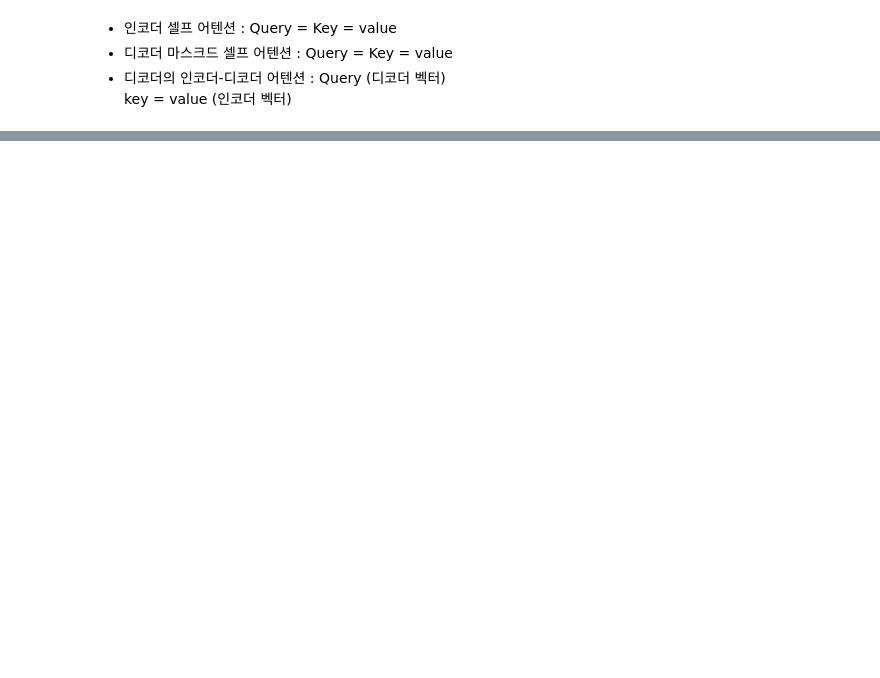
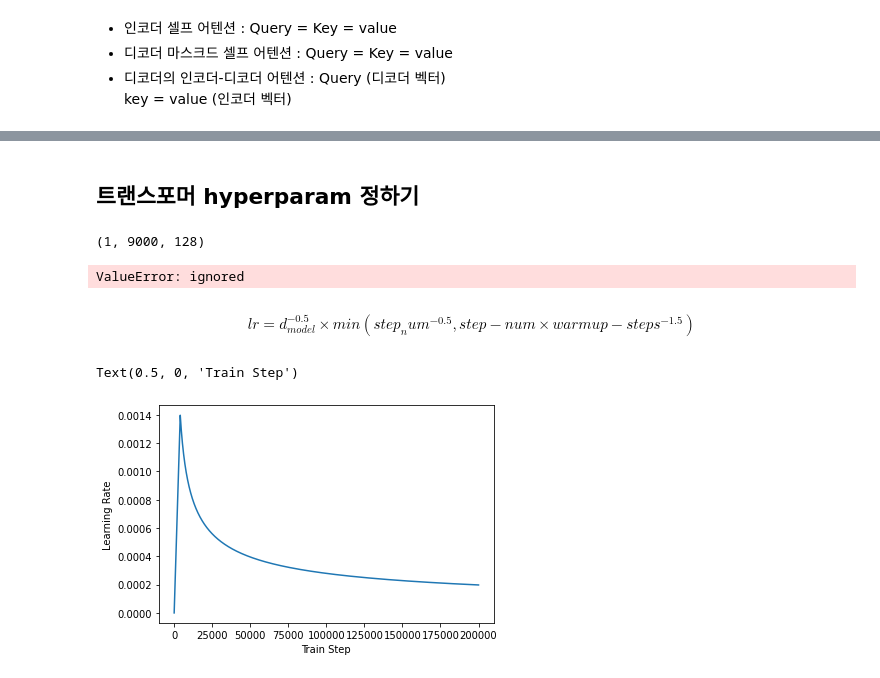
Before and after one commit to MarigoldJ/ygl2, a Jupyter notebook: class/20210625_nlp_day9.ipynb, the cells around one changed output, grey strips where cells are left out. Saved outputs shown, nothing was run; the diff lists cells and outputs as text; code cells hidden in the pictures; blank space fills up the shorter version.

```diff
--- a/class/20210625_nlp_day9.ipynb
+++ b/class/20210625_nlp_day9.ipynb
@@ -500,0 +951,19 @@ key = value (인코더 벡터)
+# %% [markdown]
+## 트랜스포머 hyperparam 정하기
+# %%
+small_transformer = transformer(
+    vocab_size = 9000,
+    num_layers = 4,
+    dff = 512,
+    d_model = 128,
+    num_heads = 4,
+    dropout = 0.3,
+    name="small_transformer"
+)
+
+tf.keras.utils.plot_model(
+    small_transformer, to_file='small_transformer.png', show_shapes=True
+)
+# %% [output]
+(1, 9000, 128)
+ValueError: ignored
@@ -500,0 +978,24 @@ key = value (인코더 벡터)
+# %% [markdown]
+$$ lr = d_{model}^{-0.5} \times  min(step_num^{-0.5}, step-num \times warmup-steps^{-1.5})$$
+# %%
+class CustomSchedule(tf.keras.optimizers.schedules.LearningRateSchedule):
+    def __init__(self, d_model, warmup_steps=4000):
+        super(CustomSchedule, self).__init__()
+        self.d_model = d_model
+        self.d_model = tf.cast(self.d_model, tf.float32)
+        self.warmup_steps = warmup_steps
+
+    def __call__(self, step):
+        arg1 = tf.math.rsqrt(step)
+        arg2 = step * (self.warmup_steps**-1.5)
+
+        return tf.math.rsqrt(self.d_model)* tf.math.minimum(arg1, arg2)
+# %%
+sample_learning_rate = CustomSchedule(d_model=128)
+
+plt.plot(sample_learning_rate(tf.range(200000, dtype=tf.float32)))
+plt.ylabel("Learning Rate")
+plt.xlabel("Train Step")
+# %% [output]
+Text(0.5, 0, 'Train Step')
+[figure, added]
```
Also changed, not shown: parts of 50 cells of this notebook.
